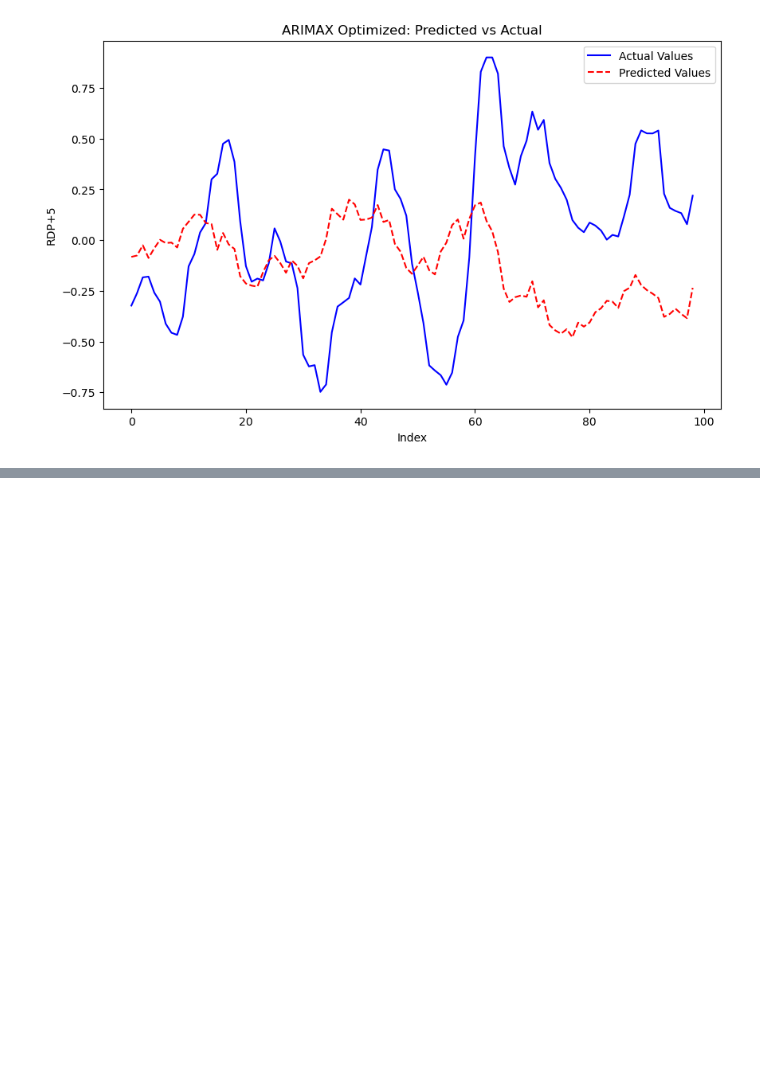
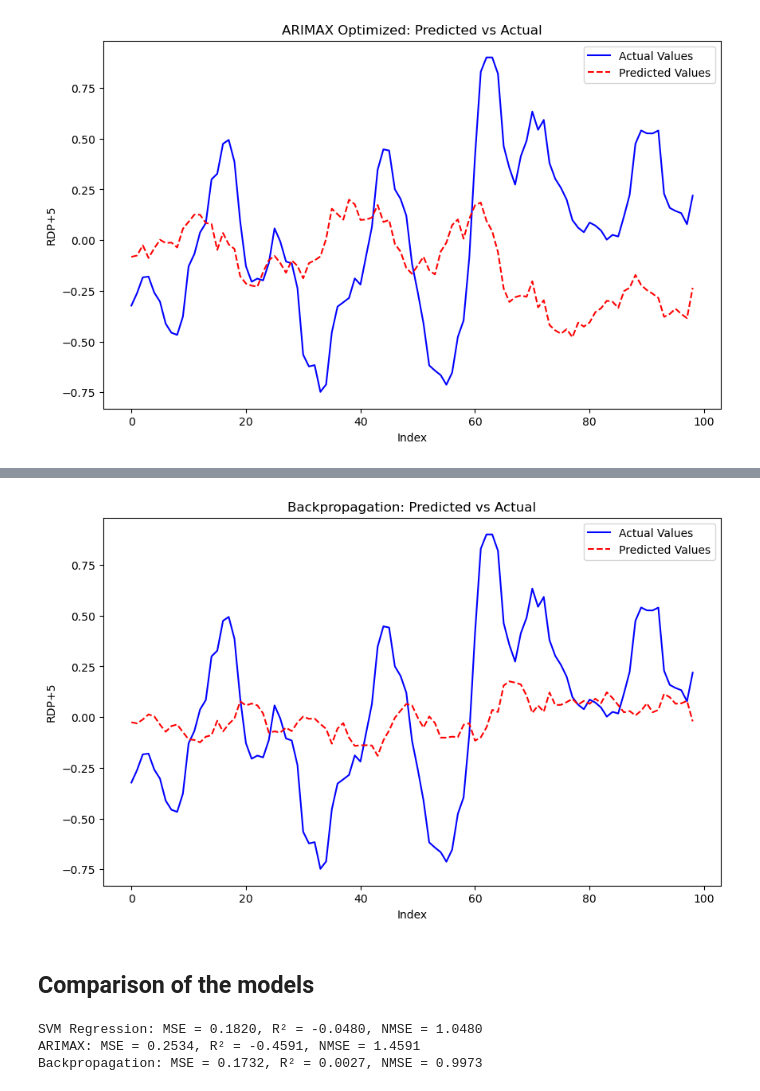
Before and after one commit to Jimmy-Bao-01/AML_project, a Jupyter notebook: nb_new_data.ipynb, the cells around one changed output, grey strips where cells are left out. Drawn from its saved outputs; the diff is of its cells as text; code cells hidden in the pictures; blank space fills up the shorter version.

Commit message:
Backpropagation + comparison of the differents models but need to be optimize

```diff
--- a/nb_new_data.ipynb
+++ b/nb_new_data.ipynb
@@ -539,0 +627,3 @@ plot_predictions(y_test, amimax_optimized_results['best_model'].forecast(steps=l
+# %%
+# Run Backpropagation
+backprop_results = run_backpropagation(train_data, val_data, test_data, features, target, epochs=50, batch_size=32)
@@ -539,0 +648,14 @@ plot_predictions(y_test, amimax_optimized_results['best_model'].forecast(steps=l
+# %%
+plot_predictions(y_test,backprop_results['predictions'], name_model = "Backpropagation", start_idx=-100, end_idx=-1)
+# %% [output]
+[figure, added]
+# %% [markdown]
+## **Comparison of the models**
+# %%
+print("SVM Regression: MSE = {:.4f}, R² = {:.4f}, NMSE = {:.4f}".format(svr_results['test_metrics']['mse'], svr_results['test_metrics']['r2'],svr_results['test_metrics']['nmse'] ))
+print("ARIMAX: MSE = {:.4f}, R² = {:.4f}, NMSE = {:.4f}".format(amimax_optimized_results['mse'], amimax_optimized_results['r2'], amimax_optimized_results['nmse']))
+print("Backpropagation: MSE = {:.4f}, R² = {:.4f}, NMSE = {:.4f}".format(backprop_results['mse'], backprop_results['r2'], backprop_results['nmse']))
+# %% [output]
+SVM Regression: MSE = 0.1820, R² = -0.0480, NMSE = 1.0480
+ARIMAX: MSE = 0.2534, R² = -0.4591, NMSE = 1.4591
+Backpropagation: MSE = 0.1732, R² = 0.0027, NMSE = 0.9973
```
Also changed, not shown: parts of 10 cells of this notebook, 3 other files.
